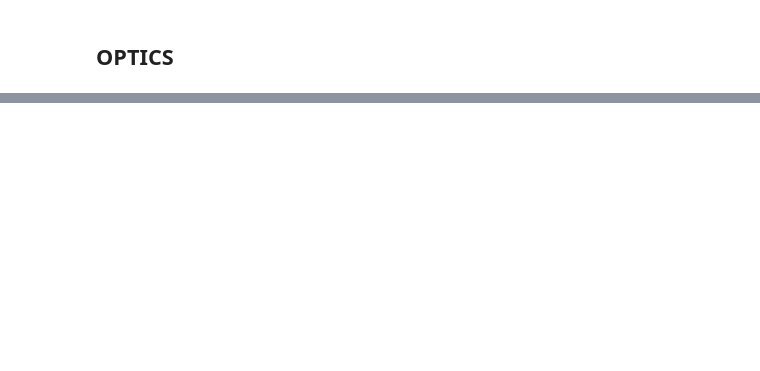
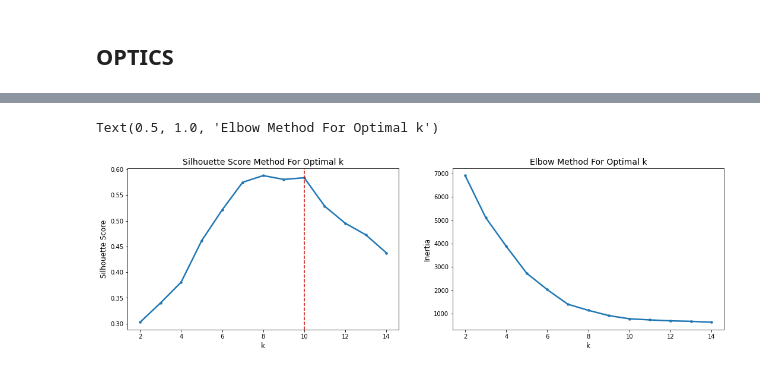
Before and after one commit to BrentonGraham/biomedical-ml-anschutz, a Jupyter notebook: 5. Clustering/Clustering.ipynb, the cells around one changed output, grey strips where cells are left out. Saved outputs shown, nothing was run; the diff lists cells and outputs as text; code cells hidden in the pictures; blank space fills up the shorter version.

Commit message:
Test data section added

```diff
--- a/5. Clustering/Clustering.ipynb
+++ b/5. Clustering/Clustering.ipynb
@@ -383,0 +326,9 @@ plt.legend(bbox_to_anchor=(1.01, 1), loc='upper left', title='Cluster', borderax
+# %%
+# Set wkdir
+WORK_DIR = os.getcwd()
+
+# Import and display data
+testDataDF = pd.read_excel(f'{WORK_DIR}/Test_GeneExpressionData.xlsx')
+testDataDF.columns = testDataDF.columns.str.lower().str.replace('expression - ', '').str.replace(' ', '_')
+print(testDataDF.shape)
+testDataDF.head(5)
@@ -383,0 +373,8 @@ plt.legend(bbox_to_anchor=(1.01, 1), loc='upper left', title='Cluster', borderax
+# %%
+# Perform PCA preserving 95% explained variance
+pca = PCA(n_components=0.95)
+X_testRed = pca.fit_transform(X_testScaled)
+X_testRedDF = pd.DataFrame(X_testRed, columns=[f'PC{i+1}' for i in range(len(X_testRed[0]))])
+X_testRedDF['cell_type'] = y_cellTypes
+
+print(f'Dimensions remaining after dimensionality reduction: {len(X_testRed[0])}')
@@ -383,0 +392,31 @@ plt.legend(bbox_to_anchor=(1.01, 1), loc='upper left', title='Cluster', borderax
+# %%
+# Run k-means for n_cluster 2 to 15 and store corresponding silhouette/inertia scores
+silhouetteList = []
+inertiaList = []
+for k in range(2, 15):
+    kmeans_clusterer = KMeans(n_clusters=k, random_state=1)
+    kmeans = kmeans_clusterer.fit(X_testRed)
+    silhouetteList.append(silhouette_score(X_testRed, kmeans.labels_, metric='euclidean'))
+    inertiaList.append(kmeans.inertia_)
+
+# Set figure space
+plt.style.use('default')
+fig, ax = plt.subplots(1, 2, figsize=(18, 5))
+
+# Silhouette method
+sns.lineplot(x=range(2, 15), y=silhouetteList, linewidth=2.5, ax=ax[0])
+sns.scatterplot(x=range(2, 15), y=silhouetteList, s=25, ax=ax[0])
+ax[0].axvline(x=10, c='r', linestyle='--')
+ax[0].set_xlabel('k', size=12)
+ax[0].set_ylabel('Silhouette Score', size=12)
+ax[0].set_title('Silhouette Score Method For Optimal k', size=14)
+
+# Elbow method
+sns.lineplot(x=range(2, 15), y=inertiaList, linewidth=2.5, ax=ax[1])
+sns.scatterplot(x=range(2, 15), y=inertiaList, s=25, ax=ax[1])
+ax[1].set_xlabel('k', size=12)
+ax[1].set_ylabel('Inertia', size=12)
+ax[1].set_title('Elbow Method For Optimal k', size=14)
+# %% [output]
+Text(0.5, 1.0, 'Elbow Method For Optimal k')
+[figure, added]
```
Also changed, not shown: parts of 86 cells of this notebook, 2 other files.
